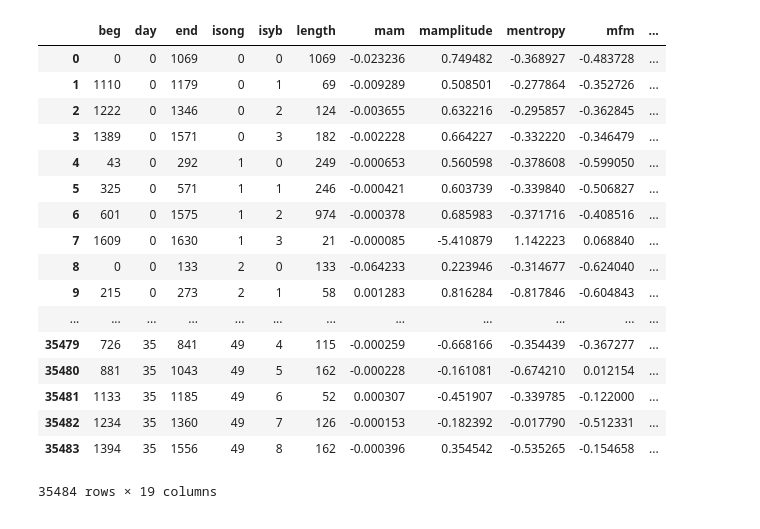
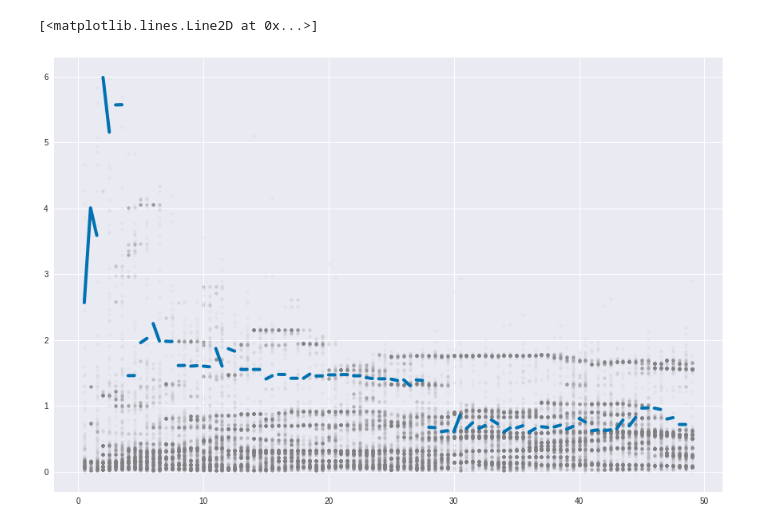
Before and after one commit to PaulEcoffet/birdsonglearningmodel, a Jupyter notebook: analysis/Syllables_analysis.ipynb, the cells around one changed output. Cells and saved outputs as stored; diff of their text form; code cells hidden in the pictures.

```diff
--- a/analysis/Syllables_analysis.ipynb
+++ b/analysis/Syllables_analysis.ipynb
@@ -112,21 +142,17 @@ load = pd.HDFStore(join(path, 'syllables.hd5'))
-# %%
-load['syllables']
-# %% [output]
-|  | beg | day | end | isong | isyb | length | mam | mamplitude | mentropy | mfm | ... |
-| 0 | 0 | 0 | 1069 | 0 | 0 | 1069 | -0.023236 | 0.749482 | -0.368927 | -0.483728 | ... |
-| 1 | 1110 | 0 | 1179 | 0 | 1 | 69 | -0.009289 | 0.508501 | -0.277864 | -0.352726 | ... |
-| 2 | 1222 | 0 | 1346 | 0 | 2 | 124 | -0.003655 | 0.632216 | -0.295857 | -0.362845 | ... |
-| 3 | 1389 | 0 | 1571 | 0 | 3 | 182 | -0.002228 | 0.664227 | -0.332220 | -0.346479 | ... |
-| 4 | 43 | 0 | 292 | 1 | 0 | 249 | -0.000653 | 0.560598 | -0.378608 | -0.599050 | ... |
-| 5 | 325 | 0 | 571 | 1 | 1 | 246 | -0.000421 | 0.603739 | -0.339840 | -0.506827 | ... |
-| 6 | 601 | 0 | 1575 | 1 | 2 | 974 | -0.000378 | 0.685983 | -0.371716 | -0.408516 | ... |
-| 7 | 1609 | 0 | 1630 | 1 | 3 | 21 | -0.000085 | -5.410879 | 1.142223 | 0.068840 | ... |
-| 8 | 0 | 0 | 133 | 2 | 0 | 133 | -0.064233 | 0.223946 | -0.314677 | -0.624040 | ... |
-| 9 | 215 | 0 | 273 | 2 | 1 | 58 | 0.001283 | 0.816284 | -0.817846 | -0.604843 | ... |
-| ... | ... | ... | ... | ... | ... | ... | ... | ... | ... | ... | ... |
-| 35479 | 726 | 35 | 841 | 49 | 4 | 115 | -0.000259 | -0.668166 | -0.354439 | -0.367277 | ... |
-| 35480 | 881 | 35 | 1043 | 49 | 5 | 162 | -0.000228 | -0.161081 | -0.674210 | 0.012154 | ... |
-| 35481 | 1133 | 35 | 1185 | 49 | 6 | 52 | 0.000307 | -0.451907 | -0.339785 | -0.122000 | ... |
-| 35482 | 1234 | 35 | 1360 | 49 | 7 | 126 | -0.000153 | -0.182392 | -0.017790 | -0.512331 | ... |
-| 35483 | 1394 | 35 | 1556 | 49 | 8 | 162 | -0.000396 | 0.354542 | -0.535265 | -0.154658 | ... |
-35484 rows × 19 columns
+# %%
+plt.figure(figsize=(15, 10))
+
+feat = 'ventropy'
+
+splitted = all_dat_10.groupby('comb')[feat].quantile(0.95)
+for i in splitted.index:
+    if i % 1 == 0:
+        splitted.set_value(i + 0.75, np.nan)
+splitted.sort_index(inplace=True)
+
+
+plt.scatter(all_dat['comb'], all_dat[feat], marker='.', alpha=0.05, color="grey")
+plt.plot(splitted, linewidth=4)
+# %% [output]
+[<matplotlib.lines.Line2D at 0x...>]
+[figure, added]
```
Also changed, not shown: parts of 17 cells of this notebook, 5 other files.
